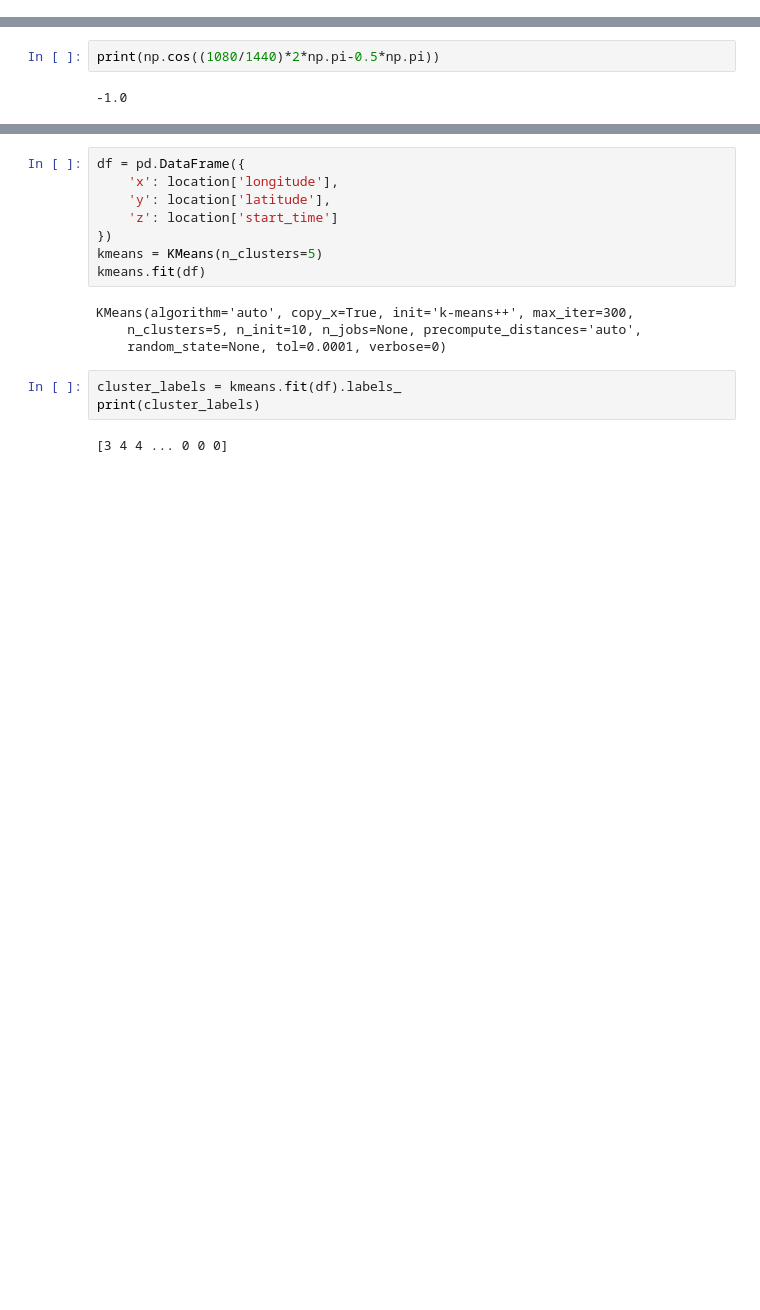
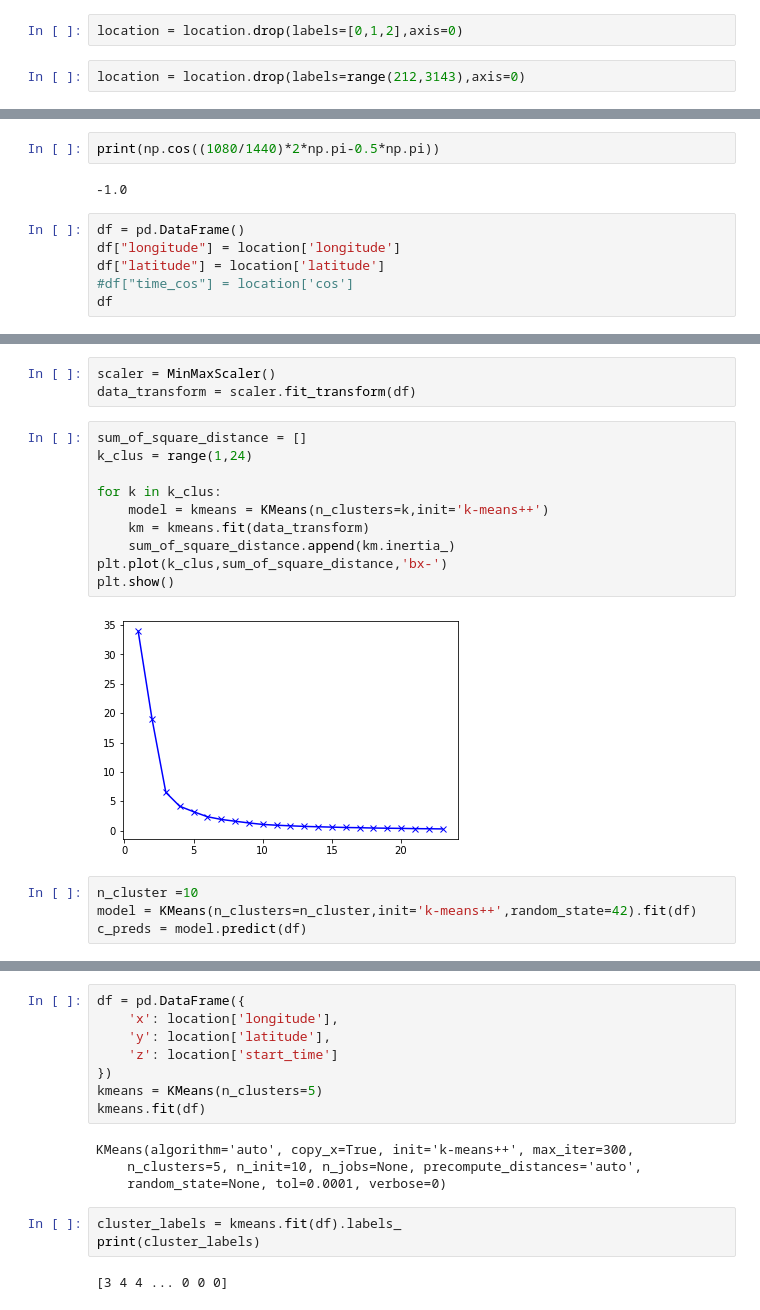
Before and after one commit to yuchieh0130/chchboss, a Jupyter notebook: clustering.ipynb, the cells around one changed output, grey strips where cells are left out. Drawn from its saved outputs; the diff is of its cells as text; blank space fills up the shorter version.

Commit message:
clustering

```diff
--- a/clustering.ipynb
+++ b/clustering.ipynb
@@ -37,0 +21,4 @@ location
+# %%
+location = location.drop(labels=[0,1,2],axis=0)
+# %%
+location = location.drop(labels=range(212,3143),axis=0)
@@ -39,3 +46,9 @@ location
 print(np.cos((1080/1440)*2*np.pi-0.5*np.pi))
 # %% [output]
 -1.0
+# %%
+df = pd.DataFrame()
+df["longitude"] = location['longitude']
+df["latitude"] = location['latitude']
+#df["time_cos"] = location['cos']
+df
@@ -41,0 +73,19 @@ print(np.cos((1080/1440)*2*np.pi-0.5*np.pi))
+# %%
+scaler = MinMaxScaler()
+data_transform = scaler.fit_transform(df)
+# %%
+sum_of_square_distance = []
+k_clus = range(1,24)
+
+for k in k_clus:
+    model = kmeans = KMeans(n_clusters=k,init='k-means++')
+    km = kmeans.fit(data_transform)
+    sum_of_square_distance.append(km.inertia_)
+plt.plot(k_clus,sum_of_square_distance,'bx-')
+plt.show()
+# %% [output]
+[figure, added]
+# %%
+n_cluster =10
+model = KMeans(n_clusters=n_cluster,init='k-means++',random_state=42).fit(df)
+c_preds = model.predict(df)
```
Also changed, not shown: parts of 7 cells of this notebook.
